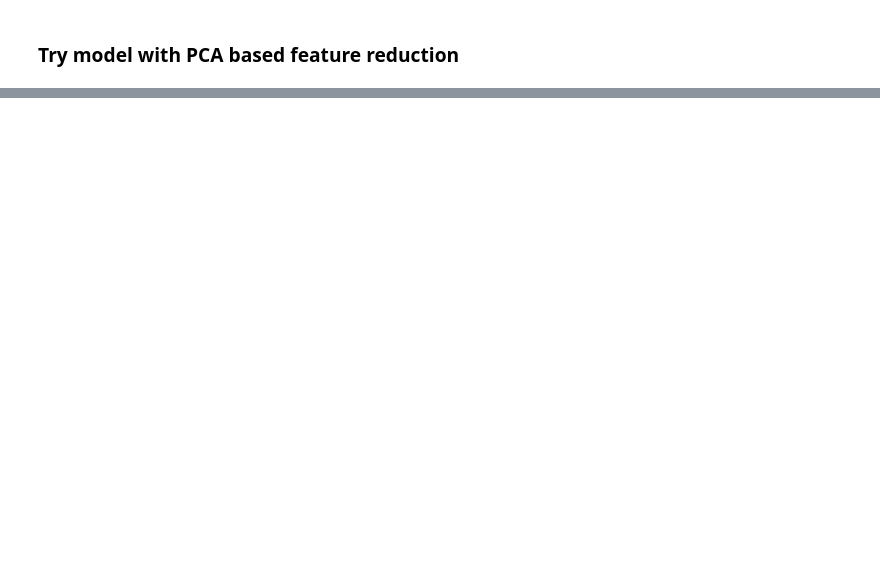
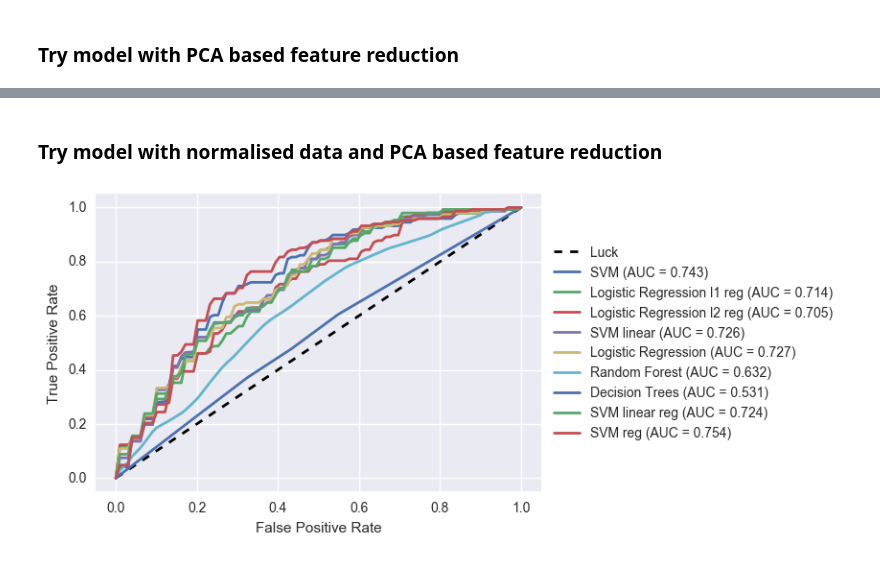
Before and after one commit to Htomlinson14/apnea_dev, a Jupyter notebook: notebooks/Hamish/Train Initial Models.ipynb, the cells around one changed output, grey strips where cells are left out. Drawn from its saved outputs; the diff is of its cells as text; code cells hidden in the pictures; blank space fills up the shorter version.

```diff
--- a/notebooks/Hamish/Train Initial Models.ipynb
+++ b/notebooks/Hamish/Train Initial Models.ipynb
@@ -102 +108,14 @@ make_aucs.main(data = [xtrain_pca, ytrain], models=models, kfolds=5)
+# %% [markdown]
+### Try model with normalised data and PCA based feature reduction
+# %%
+# Use PCA to remove feature vectors
+xtrain_pca_norm = xtrain_norm.copy()
+pca = PCA(n_components=6)
+pca.fit(xtrain_pca_norm)
+xtrain_pca_norm = pd.DataFrame(pca.transform(xtrain_pca_norm),index=xtrain_pca_norm.index)
+
+# Try lower dimensional feature set on training data
+make_aucs.main(data = [xtrain_pca_norm, ytrain], models=models, kfolds=5)
+# %% [output]
+[figure, added]
 # %% [markdown]
```
Also changed, not shown: parts of 10 cells of this notebook, 1 other file.
